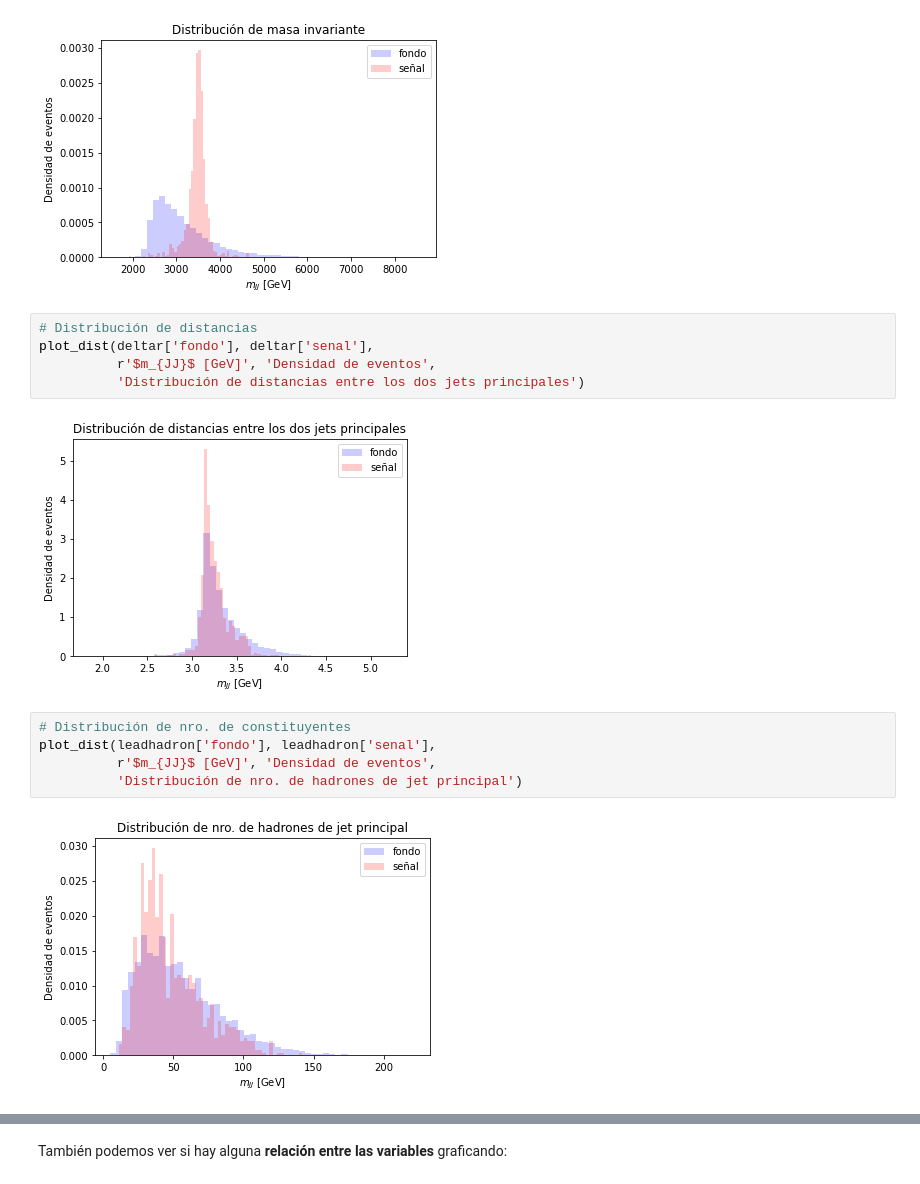
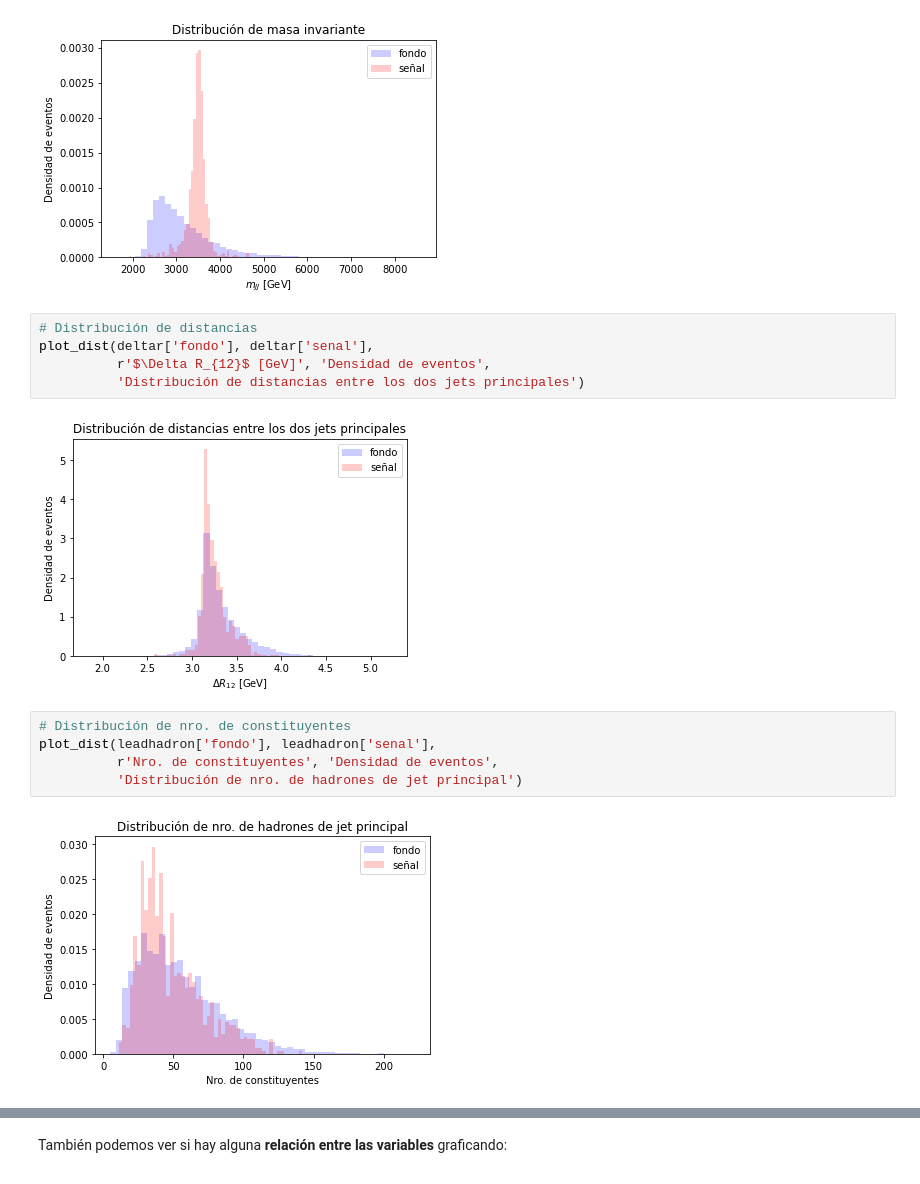
Before and after one commit to marianaiv/tesis_grado_UCV, a Jupyter notebook: Analisis/Analisis_datos_RD.ipynb, the cells around one changed output, grey strips where cells are left out. Saved outputs shown, nothing was run; the diff lists cells and outputs as text.

Commit message:
Fix labels del eje x en plots de distribuciones

```diff
--- a/Analisis/Analisis_datos_RD.ipynb
+++ b/Analisis/Analisis_datos_RD.ipynb
@@ -599,17 +599,17 @@ plot_dist(mjj['fondo'], mjj['senal'],
 # %%
 # Distribución de distancias
 plot_dist(deltar['fondo'], deltar['senal'],
-          r'$m_{JJ}$ [GeV]', 'Densidad de eventos',
+          r'$\Delta R_{12}$ [GeV]', 'Densidad de eventos',
           'Distribución de distancias entre los dos jets principales')
 # %% [output]
-[figure, old version]
+[figure, new version]
 # %%
 # Distribución de nro. de constituyentes
 plot_dist(leadhadron['fondo'], leadhadron['senal'],
-          r'$m_{JJ}$ [GeV]', 'Densidad de eventos',
+          r'Nro. de constituyentes', 'Densidad de eventos',
           'Distribución de nro. de hadrones de jet principal')
 # %% [output]
-[figure, old version]
+[figure, new version]
 # %%
 # Distribución de subjetiness
 plot_dist(leadsubjet['fondo'], leadsubjet['senal'],
```
Also changed, not shown: parts of 1 cell of this notebook, 1 other file.
